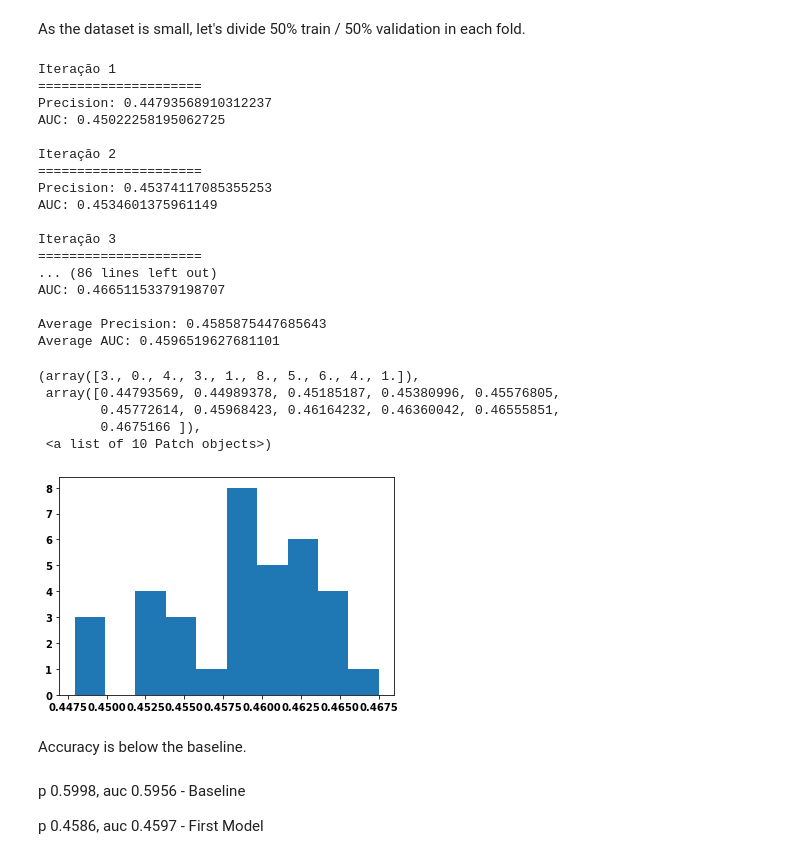
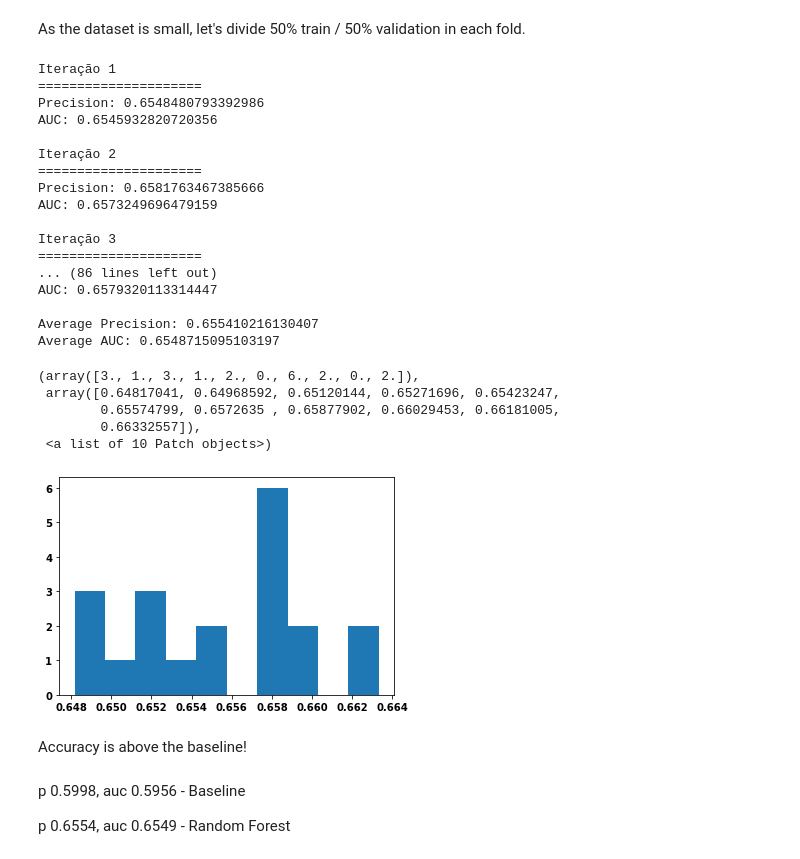
Before and after one commit to mpereiramoretti/lichess-games-prediction, a Jupyter notebook: chess-matches-random-forest.ipynb, the cells around one changed output. Cells and saved outputs as stored; diff of their text form; code cells hidden in the pictures.

Commit message:
Corrected validation algo, added castle and takes_count

```diff
--- a/chess-matches-first-model.ipynb
+++ b/chess-matches-random-forest.ipynb
@@ -521,7 +521,7 @@ for lines_train, lines_valid in kf.split(all_matches):
 
     predicted = model.predict(X_valid)
 
-    results = precision_recall_fscore_support(y_train, predicted)
+    results = precision_recall_fscore_support(y_valid, predicted)
     support = results[3]
     prec = np.average(results[0], weights=support)
     auc = np.average(results[1], weights=support)
@@ -531,41 +531,41 @@ for lines_train, lines_valid in kf.split(all_matches):
     print("AUC: {}".format(auc))
     print()
 
-    precisions.append(prec)
-    aucs.append(auc)
+    avg_weighted_precisions.append(prec)
+    avg_weighted_aucs.append(auc)
 
-print("Average Precision: {}".format(np.mean(precisions)))
-print("Average AUC: {}".format(np.mean(aucs)))
+print("Average Precision: {}".format(np.mean(avg_weighted_precisions)))
+print("Average AUC: {}".format(np.mean(avg_weighted_aucs)))
 # %% [output]
 Iteração 1
 =====================
-Precision: 0.44793568910312237
-AUC: 0.45022258195062725
+Precision: 0.6548480793392986
+AUC: 0.6545932820720356
 
 Iteração 2
 =====================
-Precision: 0.45374117085355253
-AUC: 0.4534601375961149
+Precision: 0.6581763467385666
+AUC: 0.6573249696479159
 
 Iteração 3
 =====================
 ... (86 lines left out)
-AUC: 0.46651153379198707
+AUC: 0.6579320113314447
 
-Average Precision: 0.4585875447685643
-Average AUC: 0.4596519627681101
+Average Precision: 0.655410216130407
+Average AUC: 0.6548715095103197
 # %%
-pylab.hist(precisions)
+pylab.hist(avg_weighted_precisions)
 # %% [output]
-(array([3., 0., 4., 3., 1., 8., 5., 6., 4., 1.]),
- array([0.44793569, 0.44989378, 0.45185187, 0.45380996, 0.45576805,
-        0.45772614, 0.45968423, 0.46164232, 0.46360042, 0.46555851,
-        0.4675166 ]),
+(array([3., 1., 3., 1., 2., 0., 6., 2., 0., 2.]),
+ array([0.64817041, 0.64968592, 0.65120144, 0.65271696, 0.65423247,
+        0.65574799, 0.6572635 , 0.65877902, 0.66029453, 0.66181005,
+        0.66332557]),
  <a list of 10 Patch objects>)
-[figure, old version]
+[figure, new version]
 # %% [markdown]
-Accuracy is below the baseline.
+Accuracy is above the baseline!
 # %% [markdown]
 p 0.5998, auc 0.5956 - Baseline
 
-p 0.4586, auc 0.4597 - First Model
+p 0.6554, auc 0.6549 - Random Forest
```
Also changed, not shown: parts of 4 cells of this notebook, 2 other files.
